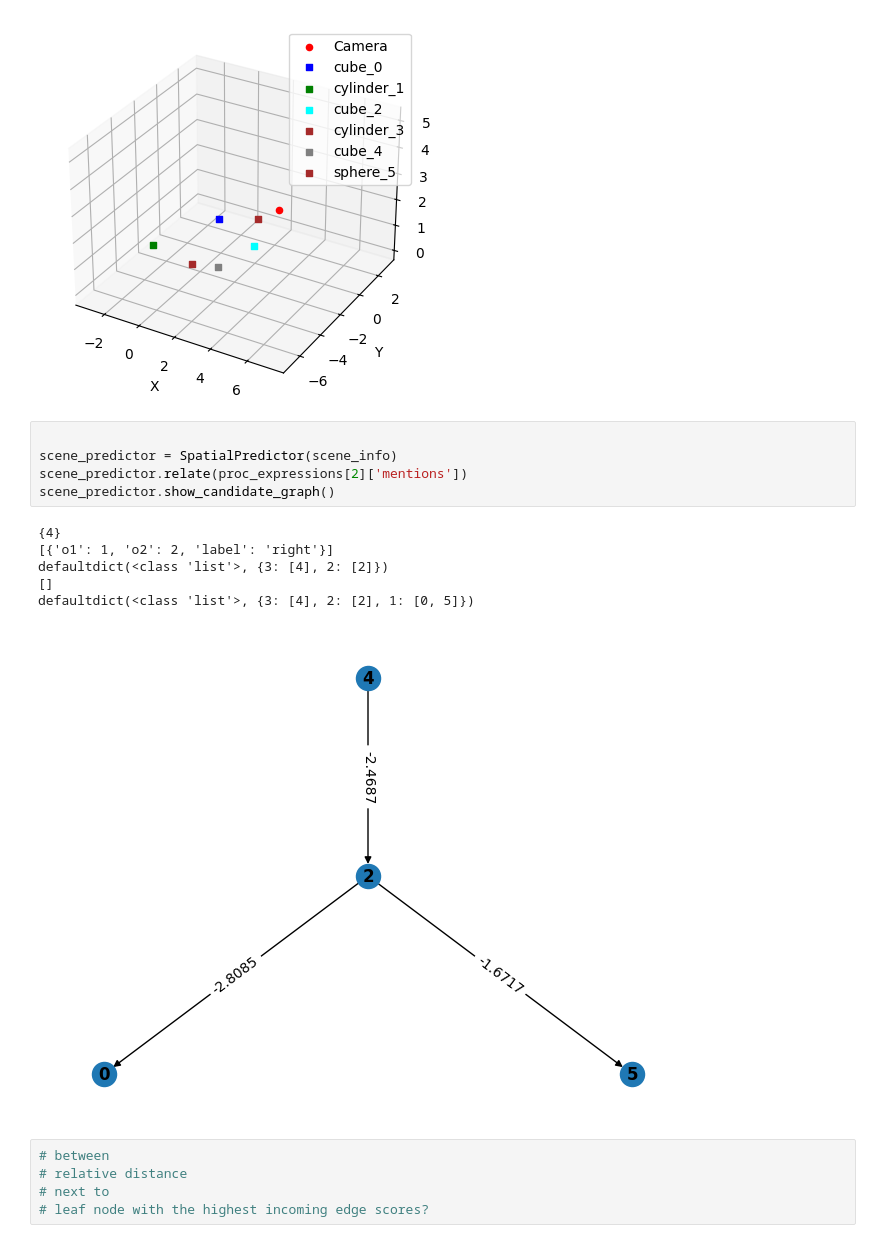
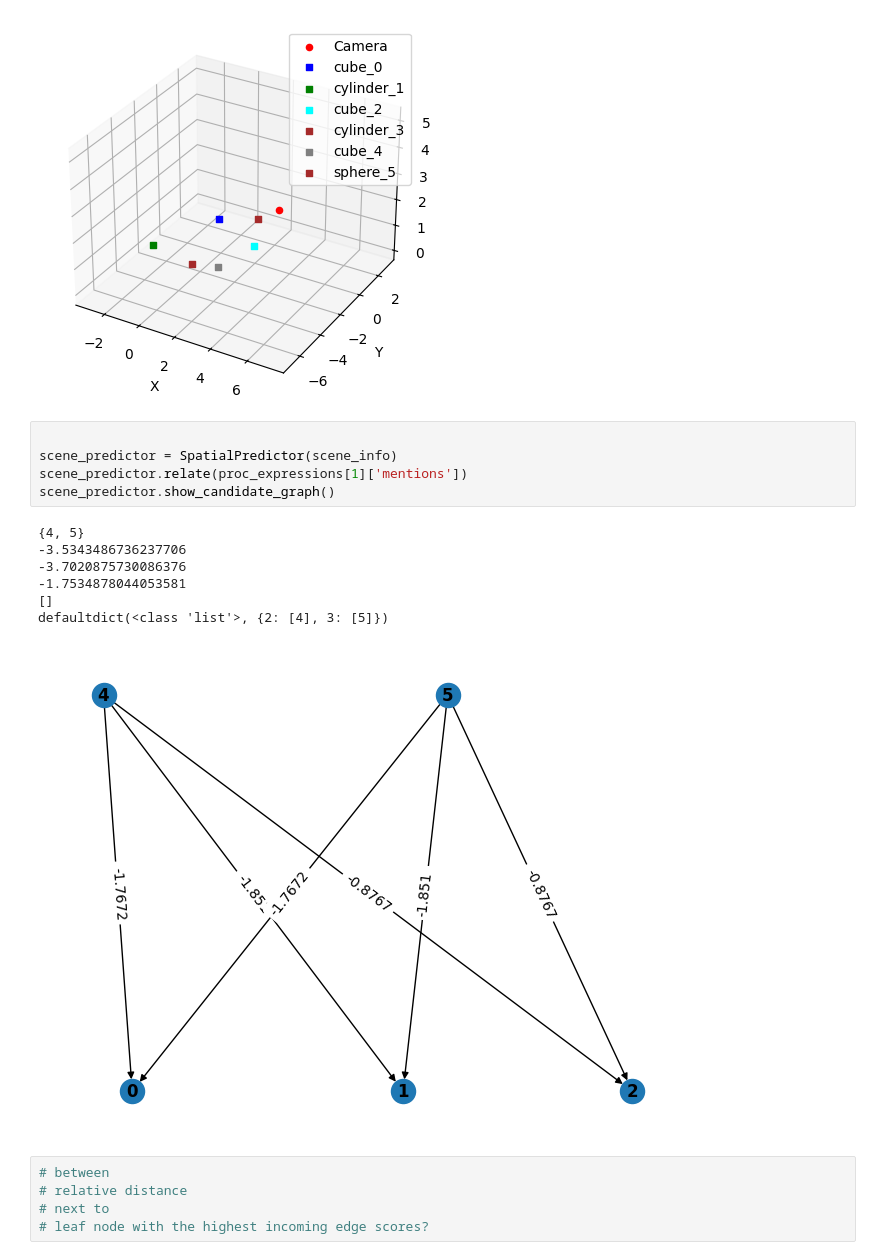
Before and after one commit to mary-martin/spatial-reasoning, a Jupyter notebook: relations/relational_inference.ipynb, the cells around one changed output. Saved outputs shown, nothing was run; the diff lists cells and outputs as text.

```diff
--- a/relations/relational_inference.ipynb
+++ b/relations/relational_inference.ipynb
@@ -24,15 +24,16 @@ with open(example_expressions) as examples:
 # %%
 
 scene_predictor = SpatialPredictor(scene_info)
-scene_predictor.relate(proc_expressions[2]['mentions'])
+scene_predictor.relate(proc_expressions[1]['mentions'])
 scene_predictor.show_candidate_graph()
 # %% [output]
-{4}
-[{'o1': 1, 'o2': 2, 'label': 'right'}]
-defaultdict(<class 'list'>, {3: [4], 2: [2]})
+{4, 5}
+-3.5343486736237706
+-3.7020875730086376
+-1.7534878044053581
 []
-defaultdict(<class 'list'>, {3: [4], 2: [2], 1: [0, 5]})
+defaultdict(<class 'list'>, {2: [4], 3: [5]})
-[figure, old version]
+[figure, new version]
 # %%
 # between
 # relative distance
```
Also changed, not shown: 1 other file.
